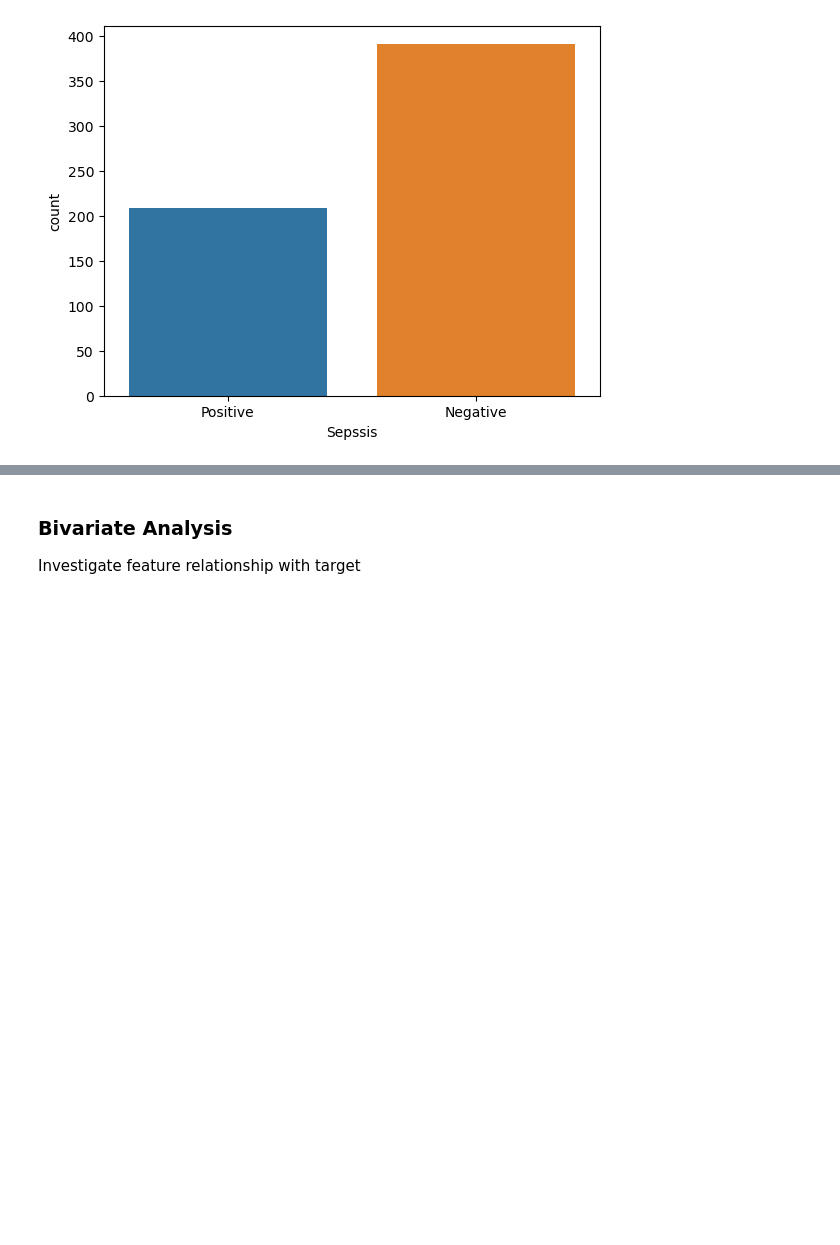
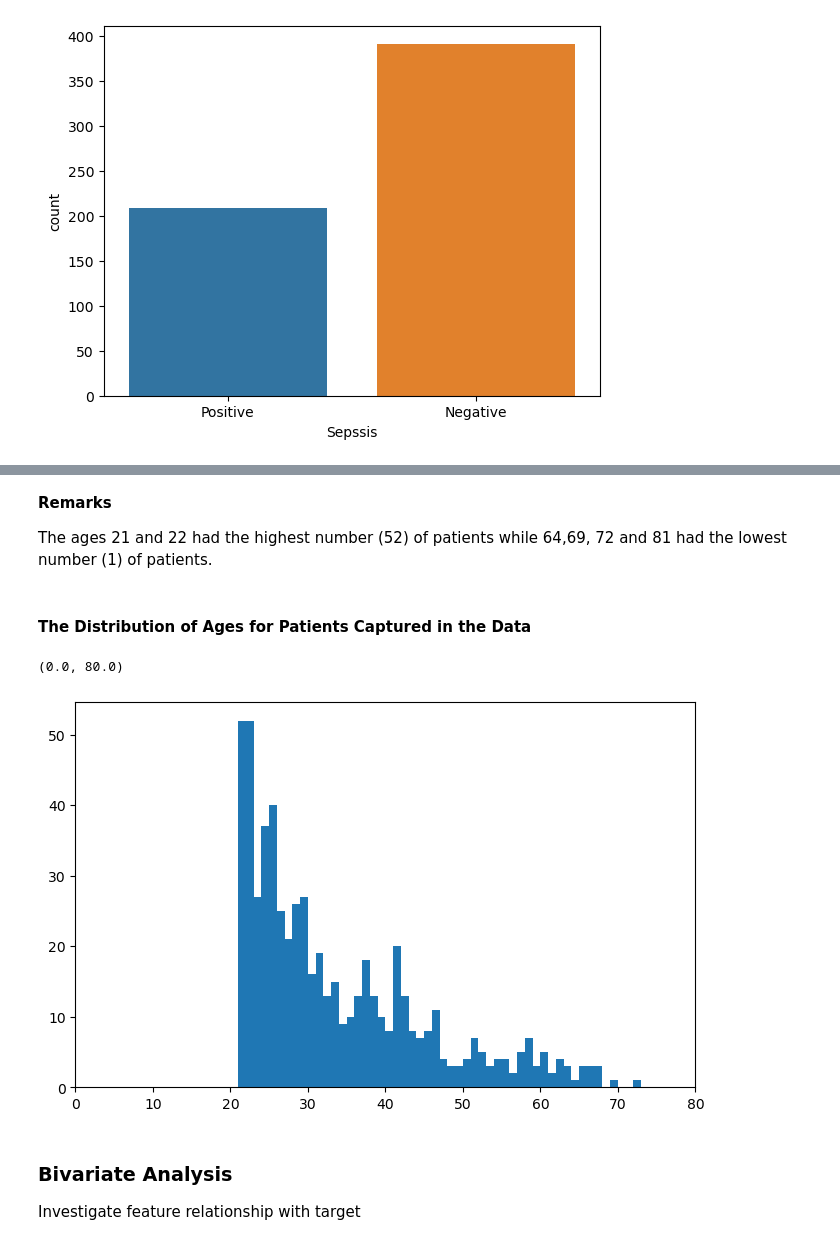
Before and after one commit to Ysafi1/MachineLearningModel_FastAPI, a Jupyter notebook: dev/main.ipynb, the cells around one changed output, grey strips where cells are left out. Cells and saved outputs as stored; diff of their text form; code cells hidden in the pictures; blank space fills up the shorter version.

```diff
--- a/dev/main.ipynb
+++ b/dev/main.ipynb
@@ -241,3 +332,18 @@ sns.countplot(data=df, x='Sepssis' );
+# %% [markdown]
+**Remarks**
+
+
+ The ages 21 and 22 had the highest number (52) of patients while 64,69, 72 and 81 had the lowest number (1) of patients.
+# %% [markdown]
+#### The Distribution of Ages for Patients Captured in the Data
+# %%
+age_bins = np.arange(0, df ['Age'].max()+1, 1)
+plt.figure(figsize=[8, 5])
+plt.hist(data = df, x = 'Age', bins=age_bins)
+plt.xlim(0, 80)
+# %% [output]
+(0.0, 80.0)
+[figure, added]
 # %% [markdown]
 ### Bivariate Analysis
 Investigate feature relationship with target
```
Also changed, not shown: parts of 42 cells of this notebook, 5 other files.
